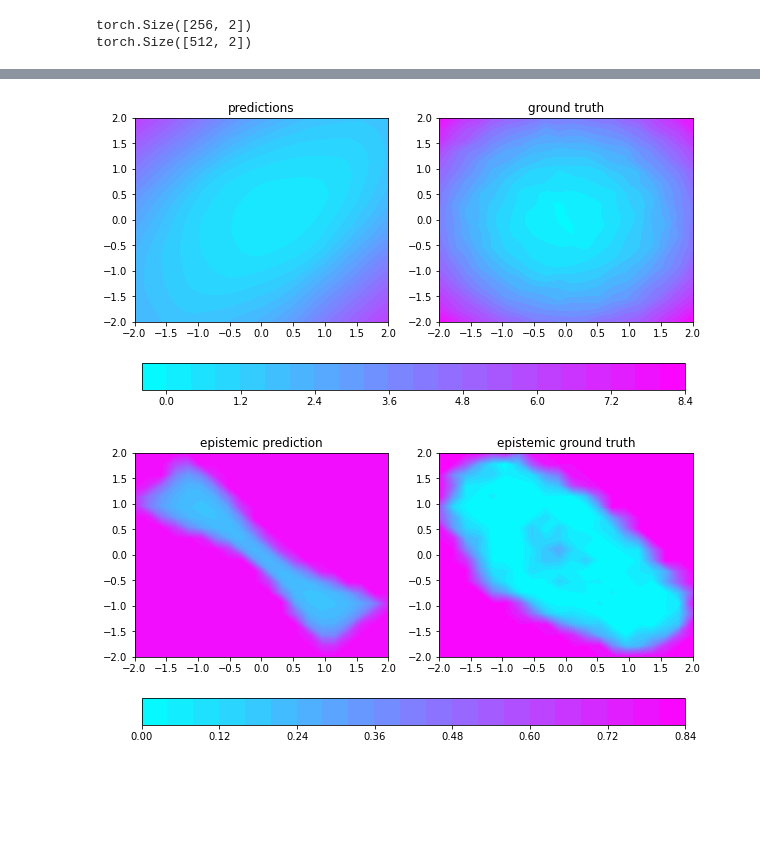
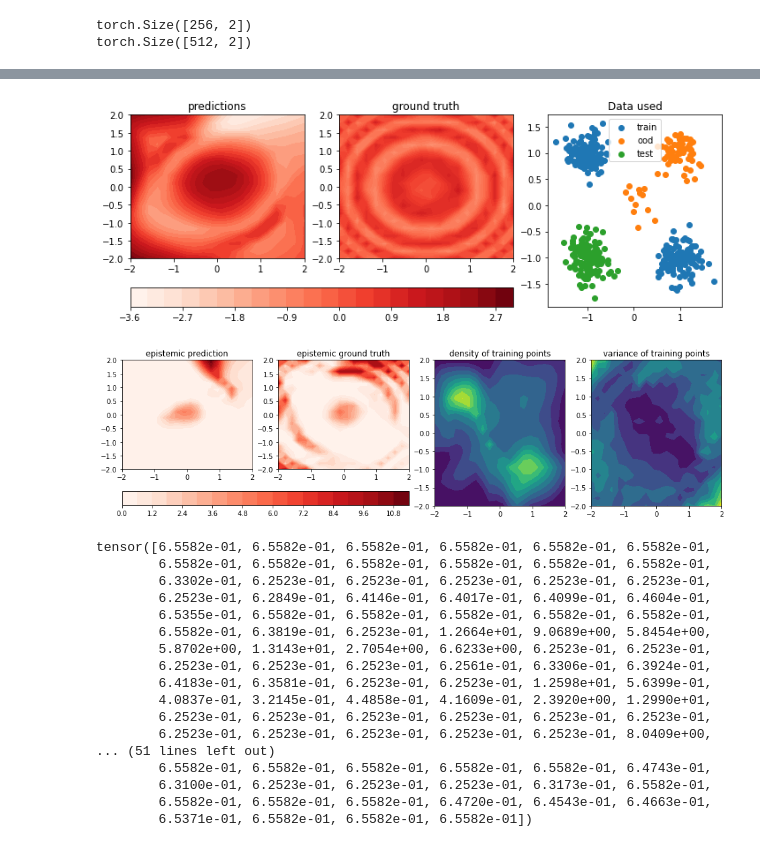
Before and after one commit to MJ10/DEUP, a Jupyter notebook: notebooks/flows_density_est.ipynb, the cells around one changed output, grey strips where cells are left out. Saved outputs shown, nothing was run; the diff lists cells and outputs as text; code cells hidden in the pictures; blank space fills up the shorter version.

```diff
--- a/notebooks/flows_density_est.ipynb
+++ b/notebooks/flows_density_est.ipynb
@@ -122,15 +141,15 @@ test tensor(0.0899) tensor(0.3497) tensor(0.6798)
+# %%
+epochs = 1000
+losses_afe = {'a': [], 'e': [], 'f': []}
 # %%
-epochs = 30
-losses_afe = {'a': [], 'e': [], 'f': []}
-
 for i in range(epochs):
-    if i % (1 if model.retrain else 5) == 0:
+    if i % (1 if model.retrain else 100) == 0:
         print('epoch ', i)
     new_losses = model.fit()
     if np.isnan(new_losses['e']).any():
         print('nan')
         break
-    for key in 'afe':
+    for key in 'af':
         if model.retrain:
             losses_afe[key].extend(new_losses[key])
         else:
@@ -148,0 +181,7 @@ False
+# %%
+for i in range(epochs):
+    if i % (1 if model.retrain else 100) == 0:
+        print('epoch ', i)
+    new_losses = model.fit_ood()
+    for key in 'e':
+        losses_afe[key].append(np.mean(new_losses[key]))
@@ -184,7 +221,7 @@ def plot_utils(images, fig, axes):
     for im in images:
         im.set_norm(norm)
 
-    fig.colorbar(images[-1], ax=axes, orientation='horizontal', fraction=.1)
+    fig.colorbar(images[0], ax=axes, orientation='horizontal', fraction=.1)
 
 
     # Make images respond to changes in the norm of other images (e.g. via the
@@ -203,38 +240,72 @@ def plot_utils(images, fig, axes):
 # %%
 from matplotlib import colors
 xmin, xmax = -2, 2
 ymin, ymax = -2, 2
-n = 20
 xx1 = torch.linspace(xmin, xmax, n)
 xx2 = torch.linspace(ymin, ymax, n)
 xx, yy = torch.meshgrid(xx1, xx2)
 xy = torch.stack((xx.flatten(), yy.flatten()), dim=-1).squeeze()
 
 
-fig, axes = plt.subplots(1, 2, figsize=(10, 5))
+fig, axes = plt.subplots(1, 3, figsize=(12, 4))
 images = []
 
-cmap = plt.cm.cool
+cmap = plt.cm.Reds
 
 predictions = networks['f_predictor'](xy).detach().squeeze()
 images.append(axes[0].contourf(xx, yy, predictions.view(n, n).data.numpy(), levels=20, cmap=cmap))
 images.append(axes[1].contourf(xx, yy, oracle(xy).view(n, n).data.numpy(), levels=20, cmap=cmap))
-plot_utils(images, fig, axes)
+plot_utils(images, fig, axes[:2])
 axes[0].set_title('predictions')
 axes[1].set_title('ground truth')
+axes[2].scatter(x[:, 0], x[:, 1], label='train')
+axes[2].scatter(ood_x[:, 0], ood_x[:, 1], label='ood')
+axes[2].scatter(x_test[:, 0], x_test[:, 1], label='test')
+axes[2].legend()
+axes[2].set_title('Data used')
 plt.show()
 
-fig, axes = plt.subplots(1, 2, figsize=(10, 5))
+fig, axes = plt.subplots(1, 3 if 'v' not in features else 4, figsize=(12 if 'v' not in features else 16, 4))
 images = []
 predicted_uncertainty = model._epistemic_uncertainty(xy).detach().squeeze()
-epistemic_ground_truth = ((predictions - oracle(xy).squeeze())**2).clamp(0, .8)
+epistemic_ground_truth = ((predictions - oracle(xy).squeeze())**2).clamp(0, 10)
 images.append(axes[0].contourf(xx, yy, predicted_uncertainty.view(n, n).data.numpy(), levels=20, cmap=cmap))
 images.append(axes[1].contourf(xx, yy, epistemic_ground_truth.view(n, n).data.numpy(), levels=20, cmap=cmap))
 
 axes[0].set_title('epistemic prediction')
 axes[1].set_title('epistemic ground truth')
-plot_utils(images, fig, axes)
+plot_utils(images, fig, axes[:2])
+
+axes[2].contourf(xx, yy,
+             density.view(n, n).data.numpy(),# if not density_estimator.use_log_density else np.exp(density.view(n, n).data.numpy()),
+             levels=10,)
+
+axes[3].contourf(xx, yy,
+             variance.view(n, n).data.numpy(),# if not density_estimator.use_log_density else np.exp(density.view(n, n).data.numpy()),
+             levels=10,)
+axes[2].set_title('density of training points')
+axes[3].set_title('variance of training points')
 plt.show()
 # %% [output]
-[figure, old version]
+[figure, new version]
-[figure, old version]
+[figure, new version]
+# %%
+predicted_uncertainty
+# %% [output]
+tensor([6.5582e-01, 6.5582e-01, 6.5582e-01, 6.5582e-01, 6.5582e-01, 6.5582e-01,
+        6.5582e-01, 6.5582e-01, 6.5582e-01, 6.5582e-01, 6.5582e-01, 6.5582e-01,
+        6.3302e-01, 6.2523e-01, 6.2523e-01, 6.2523e-01, 6.2523e-01, 6.2523e-01,
+        6.2523e-01, 6.2849e-01, 6.4146e-01, 6.4017e-01, 6.4099e-01, 6.4604e-01,
+        6.5355e-01, 6.5582e-01, 6.5582e-01, 6.5582e-01, 6.5582e-01, 6.5582e-01,
+        6.5582e-01, 6.3819e-01, 6.2523e-01, 1.2664e+01, 9.0689e+00, 5.8454e+00,
+        5.8702e+00, 1.3143e+01, 2.7054e+00, 6.6233e+00, 6.2523e-01, 6.2523e-01,
+        6.2523e-01, 6.2523e-01, 6.2523e-01, 6.2561e-01, 6.3306e-01, 6.3924e-01,
+        6.4183e-01, 6.3581e-01, 6.2523e-01, 6.2523e-01, 1.2598e+01, 5.6399e-01,
+        4.0837e-01, 3.2145e-01, 4.4858e-01, 4.1609e-01, 2.3920e+00, 1.2990e+01,
+        6.2523e-01, 6.2523e-01, 6.2523e-01, 6.2523e-01, 6.2523e-01, 6.2523e-01,
+        6.2523e-01, 6.2523e-01, 6.2523e-01, 6.2523e-01, 6.2523e-01, 8.0409e+00,
+... (51 lines left out)
+        6.5582e-01, 6.5582e-01, 6.5582e-01, 6.5582e-01, 6.5582e-01, 6.4743e-01,
+        6.3100e-01, 6.2523e-01, 6.2523e-01, 6.2523e-01, 6.3173e-01, 6.5582e-01,
+        6.5582e-01, 6.5582e-01, 6.5582e-01, 6.4720e-01, 6.4543e-01, 6.4663e-01,
+        6.5371e-01, 6.5582e-01, 6.5582e-01, 6.5582e-01])
```
Also changed, not shown: parts of 14 cells of this notebook, 10 other files.
